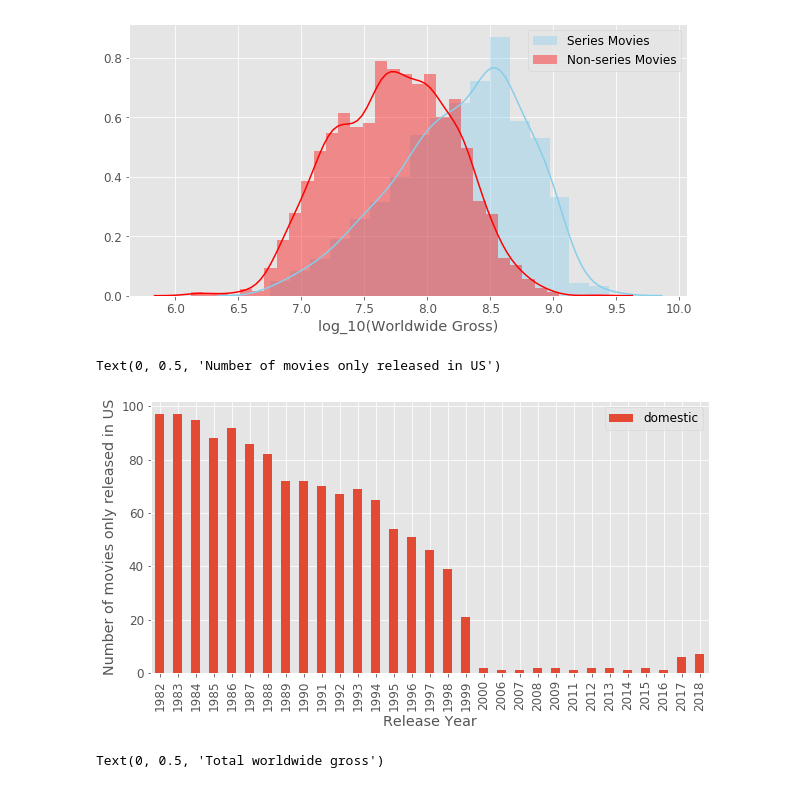
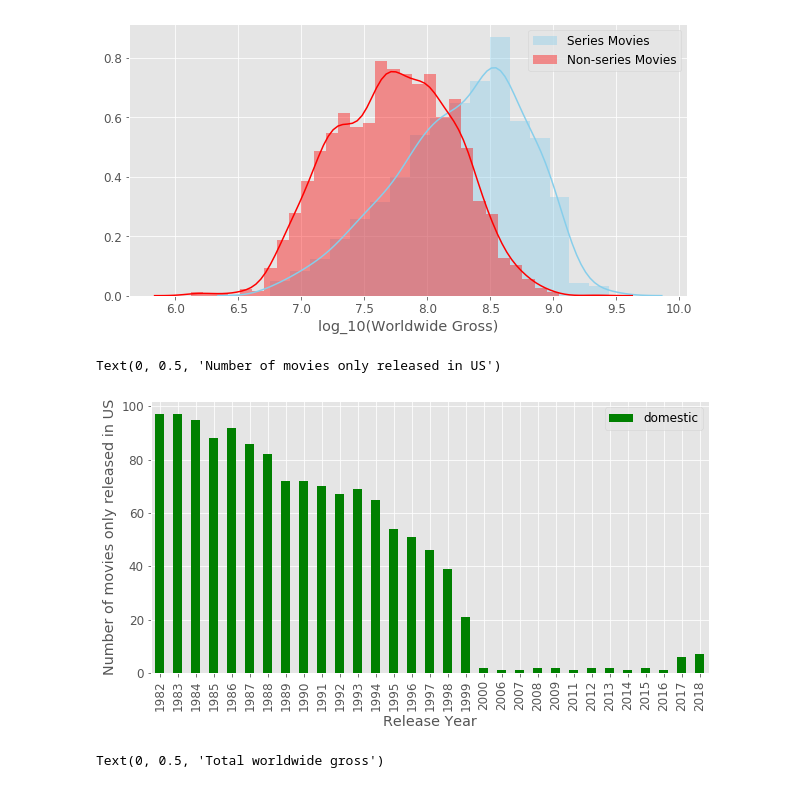
Before and after one commit to ChungHHuang/Web_Scraping_Project, a Jupyter notebook: Test.ipynb, the cells around one changed output. Cells and saved outputs as stored; diff of their text form; code cells hidden in the pictures.

```diff
--- a/Test.ipynb
+++ b/Test.ipynb
@@ -112,13 +124,13 @@ Text(0.5, 0, 'log_10(Worldwide Gross)')
 # %%
 plt.rcParams.update({'font.size': 12,'figure.figsize':(10,5)})
 domestic_movie = boxoffice.loc[boxoffice.worldwide == boxoffice.domestic].loc[boxoffice.release_year!=2019].groupby('release_year').count()
 domestic_movie = domestic_movie.reset_index()
-domestic_movie.plot(kind='bar',x='release_year', y='domestic')
+domestic_movie.plot(kind='bar',x='release_year', y='domestic',color = 'g')
 plt.xlabel('Release Year')
 plt.ylabel('Number of movies only released in US')
 # %% [output]
 Text(0, 0.5, 'Number of movies only released in US')
-[figure, old version]
+[figure, new version]
 # %%
 world_gross = boxoffice[['release_year','worldwide']].loc[boxoffice.release_year!=2019].groupby('release_year')
 world_gross = world_gross.worldwide.sum().reset_index()
```
Also changed, not shown: parts of 12 cells of this notebook, 1 other file.
